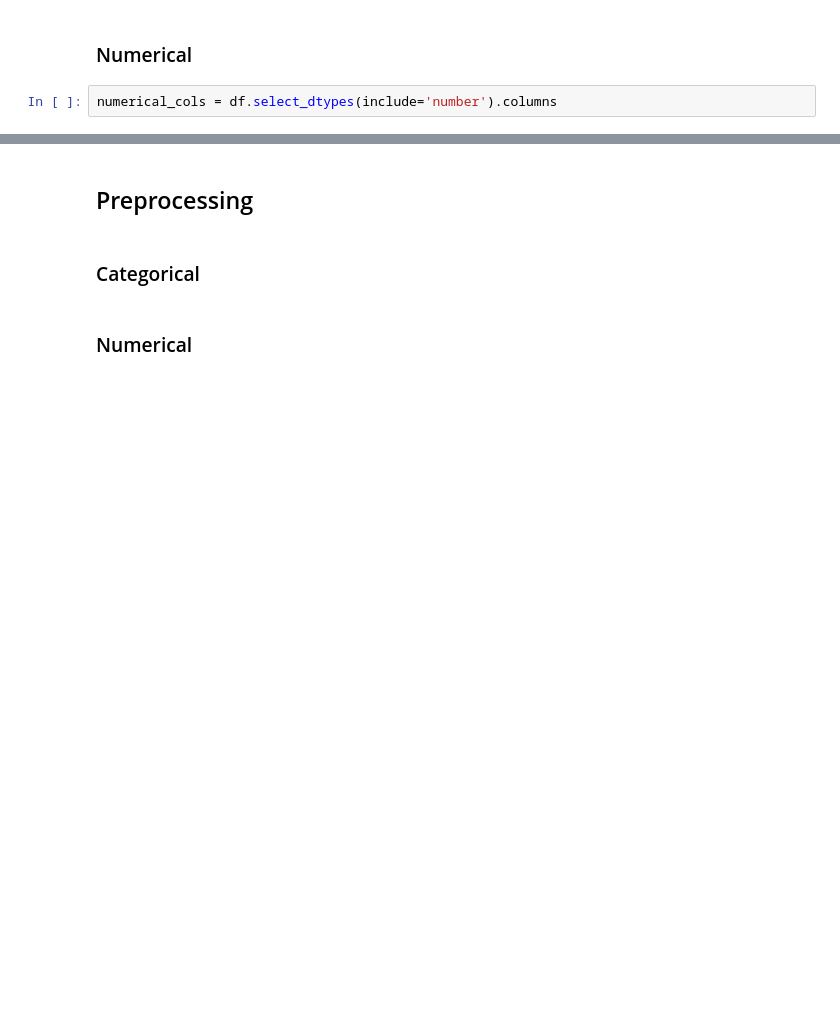
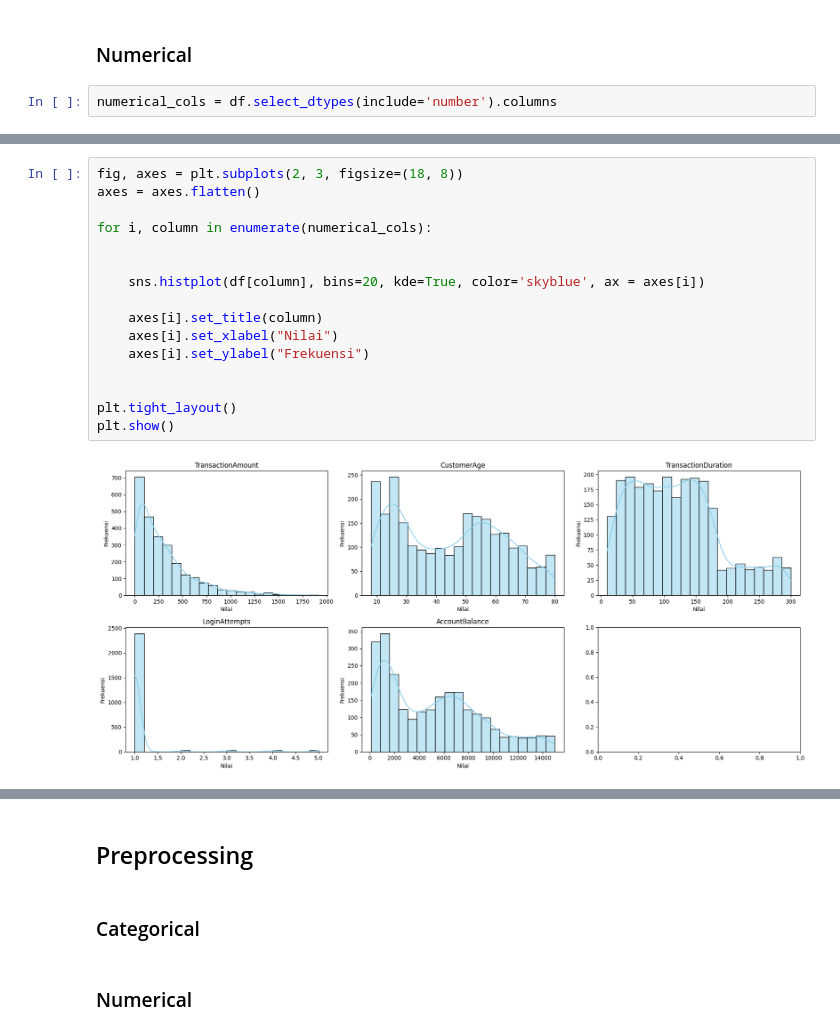
Before and after one commit to muchammadwr/bank-segmentation-customers, a Jupyter notebook: notebooks/clustering.ipynb, the cells around one changed output, grey strips where cells are left out. Cells and saved outputs as stored; diff of their text form; blank space fills up the shorter version.

```diff
--- a/notebooks/clustering.ipynb
+++ b/notebooks/clustering.ipynb
@@ -172,0 +197,18 @@ numerical_cols = df.select_dtypes(include='number').columns
+# %%
+fig, axes = plt.subplots(2, 3, figsize=(18, 8))
+axes = axes.flatten()
+
+for i, column in enumerate(numerical_cols):
+
+
+    sns.histplot(df[column], bins=20, kde=True, color='skyblue', ax = axes[i])
+
+    axes[i].set_title(column)
+    axes[i].set_xlabel("Nilai")
+    axes[i].set_ylabel("Frekuensi")
+
+
+plt.tight_layout()
+plt.show()
+# %% [output]
+[figure, added]
```
Also changed, not shown: parts of 6 cells of this notebook.
